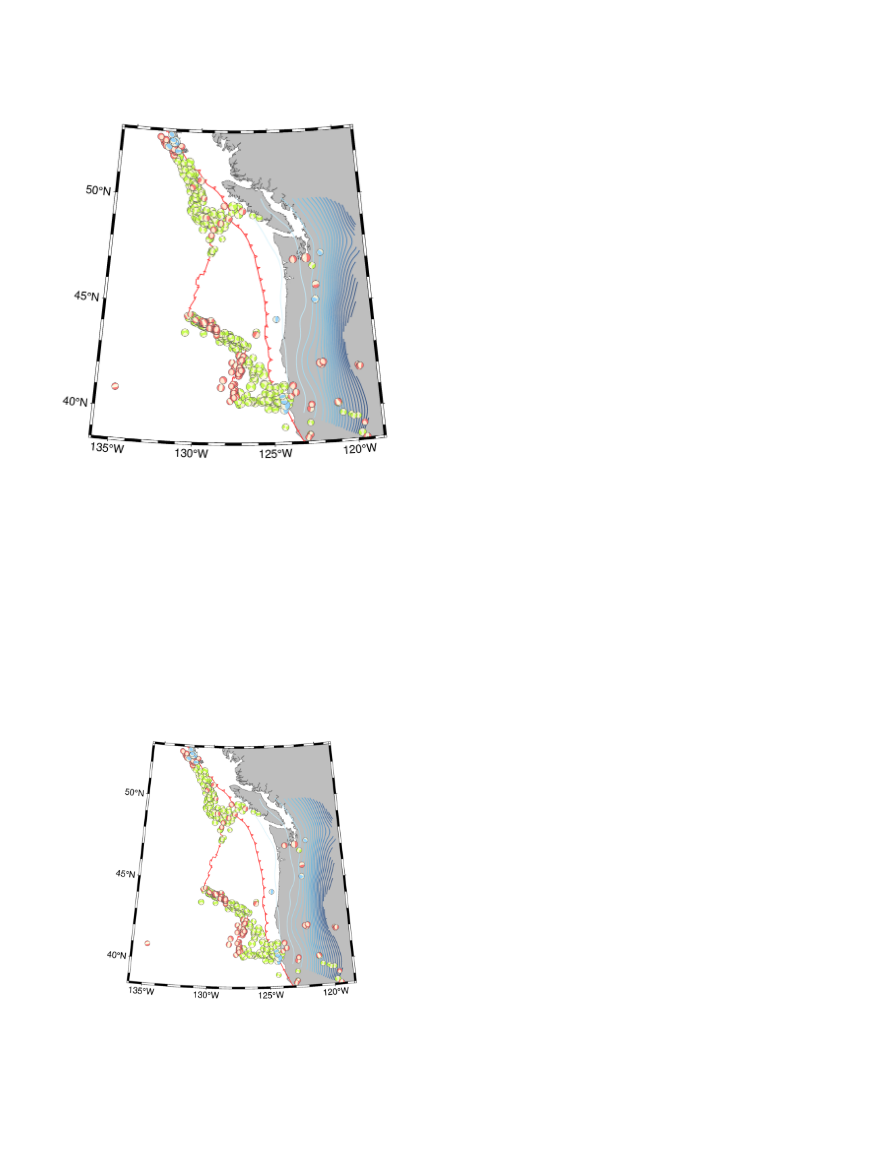
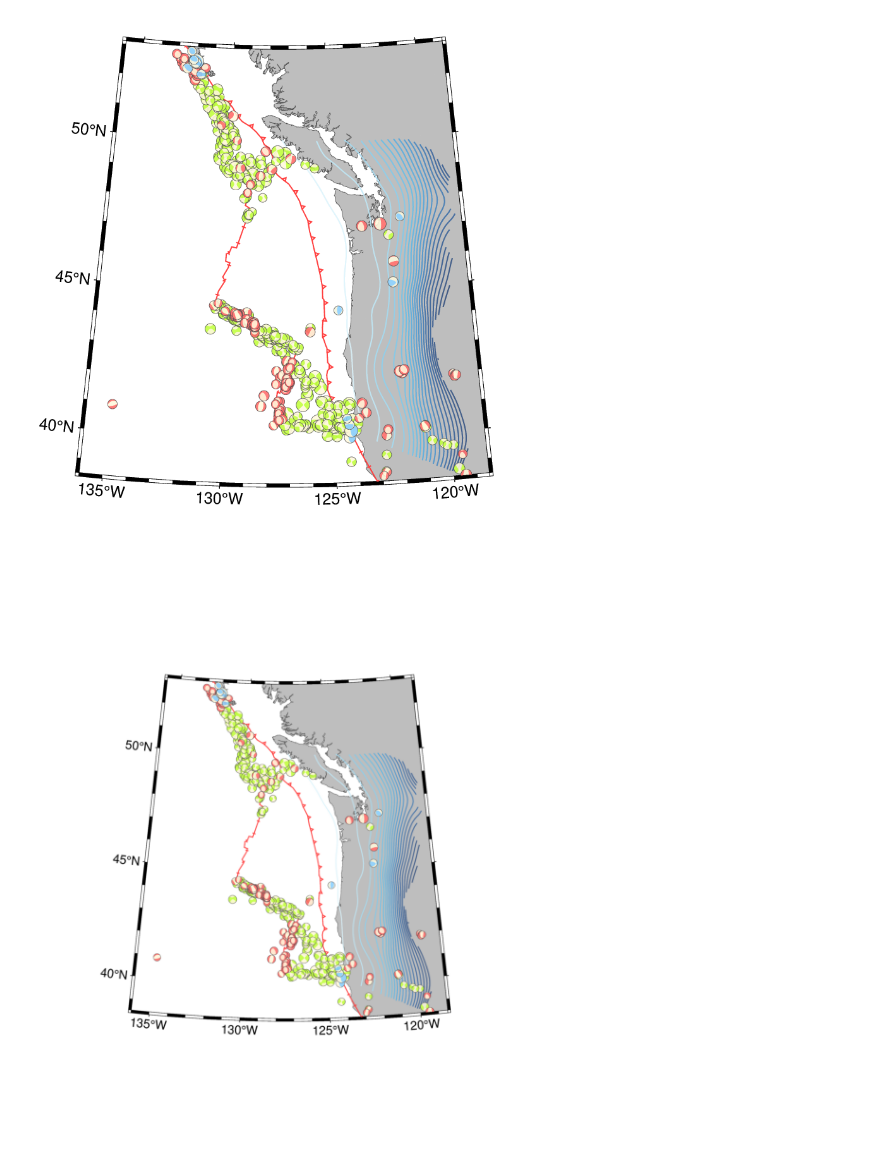
Before and after one commit to chelle0425/IntPyGMT, a Jupyter notebook: demo_conical/cascadia.ipynb, the cells around one changed output. Drawn from its saved outputs; the diff is of its cells as text; code cells hidden in the pictures.

Commit message:
demo_pygmt initial commit

```diff
--- a/demo_conical/cascadia.ipynb
+++ b/demo_conical/cascadia.ipynb
@@ -7,77 +1,80 @@ import pygmt
 # %%
-### GMT basemap ###
+### GMT map plotting ###
+import pygmt
+
+
 
 fig = pygmt.Figure()
 
-# figure config
 pygmt.config(MAP_FRAME_TYPE="fancy", FONT="Helvetica",\
-             FONT_ANNOT_PRIMARY ="12p", FONT_LABEL = "11p")
+             FONT_ANNOT_PRIMARY ="12p", FONT_LABEL = "11p") # figure config
 
-fig.coast(region=[0, 14.8, 0, 21], projection="Q14.8c", frame=False, land="white")
-# Specifying background canvas dimension
-# Width: 14.8 cm Height: 21cm (this should be A5)
+
+## here we plot an empty background canvas which MUST BE larger than the main map (for xshift yshift to work)
+fig.coast(region=[0, 13, 0, 15], projection="Q13c", frame=False, land="white")
+# Width: 13 cm Height: 15cm
 # Equidistant Cylindrical Projection (Plate Carrée)
-# https://www.pygmt.org/latest/projections/cyl/cyl_equidistant.html
 
-fig.shift_origin(xshift="2c", yshift="5c") # does NOT include border width
 
+## we then shift the main map relative to the background canvas, thus indirectly controlling the border width
+fig.shift_origin(xshift="1.8c", yshift="1.5c") # does NOT include border width
+
+
+## plotting the main map
 fig.coast(region=[-136, -118.5, 38.5, 53.1],\
         projection="B-127.25/45.8/43.19/47.86/11c",\
         water="white", land="grey", shorelines="0.2,grey30",\
         frame=["WeSn", "fa"], resolution="h", area_thresh="1000")
 
 
-
-#######################
-
-## plotting slab 2.0
-# Hayes et al. (2018)
+## plotting slab 2.0 for the subducted Juan de Fuca plate (after Hayes et al. (2018))
 pygmt.makecpt(output="bin/abyss_slab2.0", series=[-620, 0], cmap="bin/abyss.cpt")
 fig.plot(data="bin/cas_slab2_dep_02.24.18_contours.in", cmap="bin/abyss_slab2.0",\
-         pen=f"0.85p", transparency=15) # Hindu Kush, bounding coords 66 74 40 34
+         pen=f"0.85p", transparency=15)
 
-## plotting bird plates
+## plotting plate boundaries (after Bird, P. (2003))
 fig.plot(data="bin/bird_plates.xy", pen=f"0.8p,brown1", style="f")
 
 
-## plotting Harvard CMT earthquakes
-# https://www.globalcmt.org/
+## plotting seismicity from the Harvard CMT catalogue
+# Dziewonski et al. (1981), Ekstr ̈om et al. (2012), https://www.globalcmt.org/.
 fig.meca(
     spec="bin/cascadiastrikeslip_dropname.xy",
     convention="mt", scale="0.25",
     compressionfill="olivedrab1",
     extensionfill="cornsilk",
     pen="thinnest,gray30,solid",
     transparency=12
 )
 fig.meca(
     spec="bin/cascadianormal_dropname.xy",
     convention="mt", scale="0.25",
     compressionfill="indianred1",
     extensionfill="cornsilk",
     pen="thinnest,gray30,solid",
     transparency=12
 )
 fig.meca(
     spec="bin/cascadiasubduction_dropname.xy",
     convention="mt", scale="0.25",
     compressionfill="skyblue1",
     extensionfill="cornsilk",
     pen="thinnest,gray30,solid",
     transparency=12
 )
 
 
 fig.show()
 fig.savefig("cascadia.png")
 # %% [output]
-[figure, old version]
+[figure, new version]
 # %%
 from IntPyGMT.IntPyGMT_overlay import gmt_png
+%matplotlib widget
+
 region=[-136, -118.5, 38.5, 53.1]
 projection="B-127.25/45.8/43.19/47.86/11c"
 
-%matplotlib widget
-gmt_png("cascadia.png", region, projection, "2c", "5c")
+gmt_png("cascadia.png", region, projection, "1.1c", "2.5c")
 # %% [output]
-[figure, old version]
+[figure, new version]
```
Also changed, not shown: parts of 1 cell of this notebook, 11 other files.
